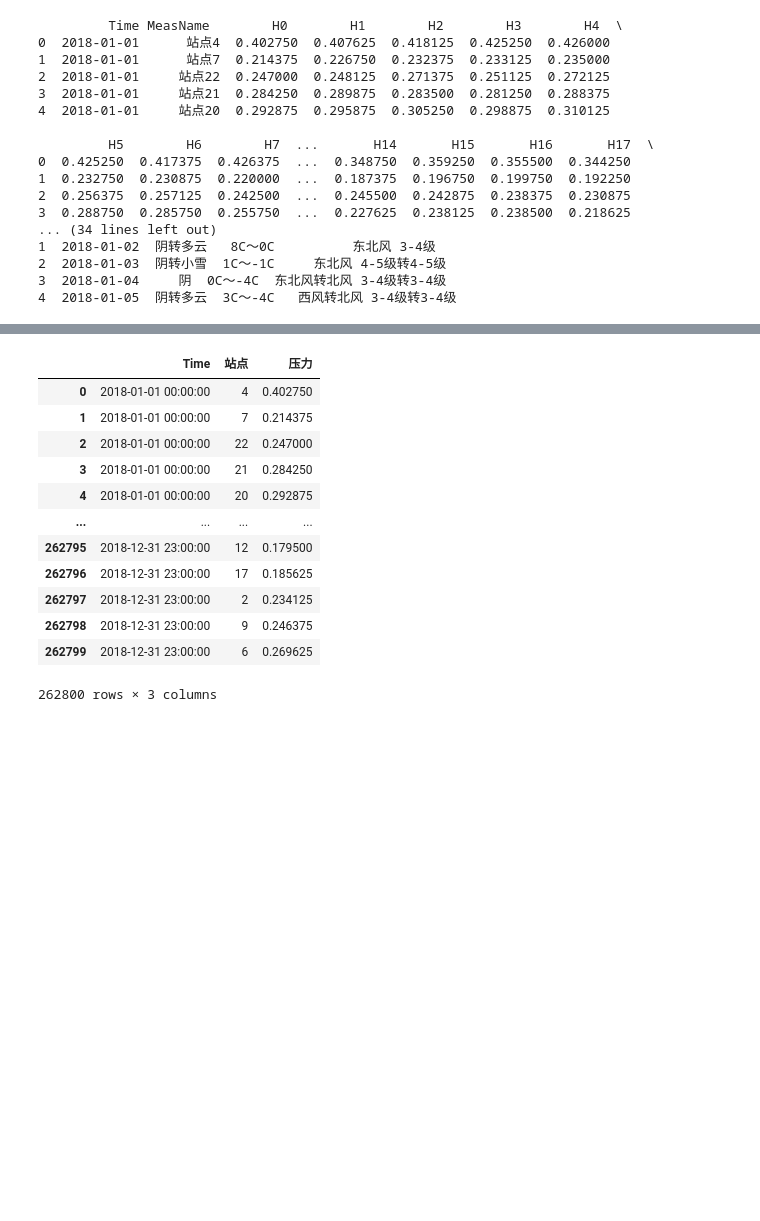
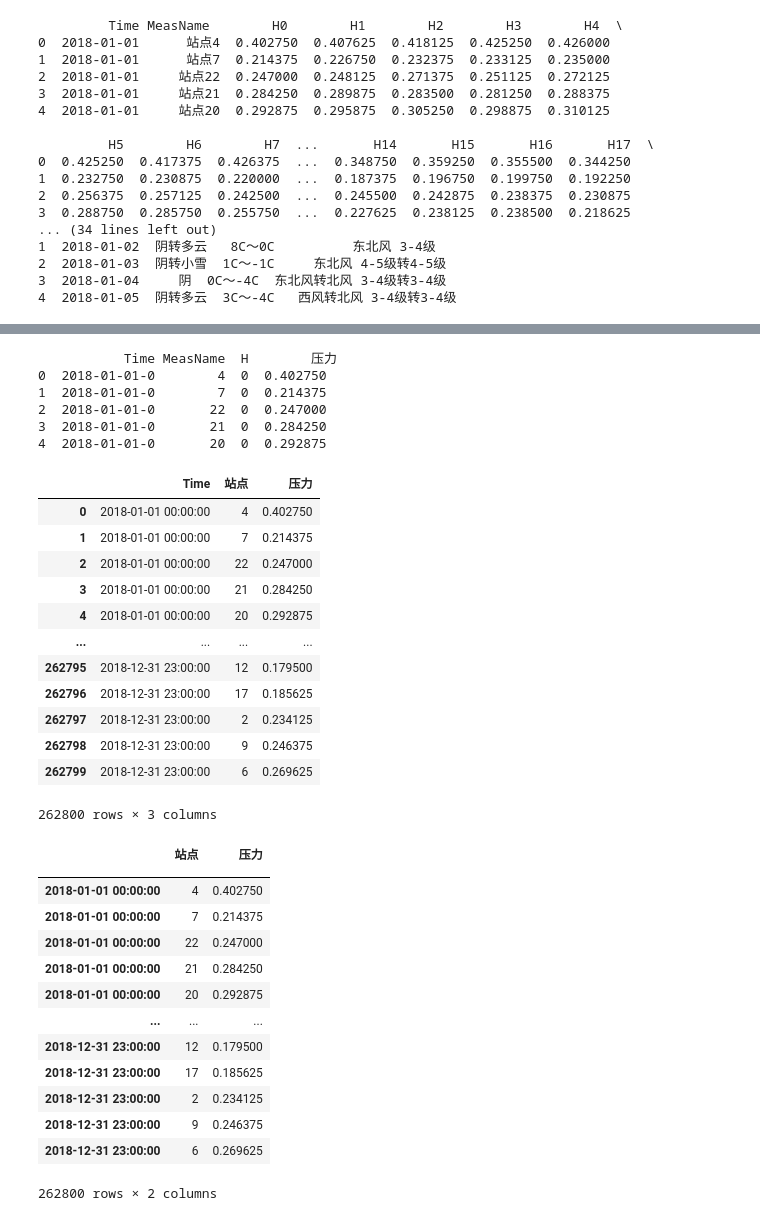
Before and after one commit to lancescrazy/JoyPandas, a Jupyter notebook: ch11_综合测试.ipynb, the cells around one changed output, grey strips where cells are left out. Drawn from its saved outputs; the diff is of its cells as text; code cells hidden in the pictures; blank space fills up the shorter version.

```diff
--- a/ch11_综合测试.ipynb
+++ b/ch11_综合测试.ipynb
@@ -170,16 +194,3 @@ print(df3.head(5))
 2  2018-01-03  阴转小雪  1C～-1C     东北风 4-5级转4-5级
 3  2018-01-04     阴  0C～-4C  东北风转北风 3-4级转3-4级
 4  2018-01-05  阴转多云  3C～-4C   西风转北风 3-4级转3-4级
-# %%
-#宽表变长表
-# H_list=['H'+str(i) for i in range(12)]
-# df1=df1.melt(id_vars =['Time','MeasName'],
-#              value_vars =H_list,var_name = 'H',
-#              value_name = '压力')
-# df1
-#宽表变长表
-H_list=['H'+str(i) for i in range(24)]
-df1=df1.melt(id_vars =['Time','MeasName'],
-             value_vars =H_list,var_name = 'H',
-             value_name = '压力')
-df1
@@ -200,12 +251,16 @@ df1
 # %%
-# 修改对应格式 str正则
-df1.MeasName=df1.MeasName.str.replace('站点','')
-df1.H=df1.H.str.replace('H','')
-df1.Time=df1.Time+'-'+df1.H
+df1.Time = df1.Time + '-' + df1.H
+print(df1.head(5))
 df1.Time=pd.to_datetime(df1.Time,format='%Y-%m-%d-%H')
 df1=df1.rename(columns={'MeasName':'站点'}).drop(columns='H')
 df1
 # %% [output]
+           Time MeasName  H        压力
+0  2018-01-01-0        4  0  0.402750
+1  2018-01-01-0        7  0  0.214375
+2  2018-01-01-0       22  0  0.247000
+3  2018-01-01-0       21  0  0.284250
+4  2018-01-01-0       20  0  0.292875
 |  | Time | 站点 | 压力 |
 | 0 | 2018-01-01 00:00:00 | 4 | 0.402750 |
 | 1 | 2018-01-01 00:00:00 | 7 | 0.214375 |
@@ -218,4 +273,22 @@ df1
 | 262797 | 2018-12-31 23:00:00 | 2 | 0.234125 |
 | 262798 | 2018-12-31 23:00:00 | 9 | 0.246375 |
 | 262799 | 2018-12-31 23:00:00 | 6 | 0.269625 |
-262800 rows × 3 columns
+262800 rows × 3 columns
+# %%
+df1=df1.rename(columns={'Time':''}).set_index('')
+df1
+# %% [output]
+|  | 站点 | 压力 |
+|  |  |  |
+| 2018-01-01 00:00:00 | 4 | 0.402750 |
+| 2018-01-01 00:00:00 | 7 | 0.214375 |
+| 2018-01-01 00:00:00 | 22 | 0.247000 |
+| 2018-01-01 00:00:00 | 21 | 0.284250 |
+| 2018-01-01 00:00:00 | 20 | 0.292875 |
+| ... | ... | ... |
+| 2018-12-31 23:00:00 | 12 | 0.179500 |
+| 2018-12-31 23:00:00 | 17 | 0.185625 |
+| 2018-12-31 23:00:00 | 2 | 0.234125 |
+| 2018-12-31 23:00:00 | 9 | 0.246375 |
+| 2018-12-31 23:00:00 | 6 | 0.269625 |
+262800 rows × 2 columns
```
Also changed, not shown: parts of 9 cells of this notebook.
